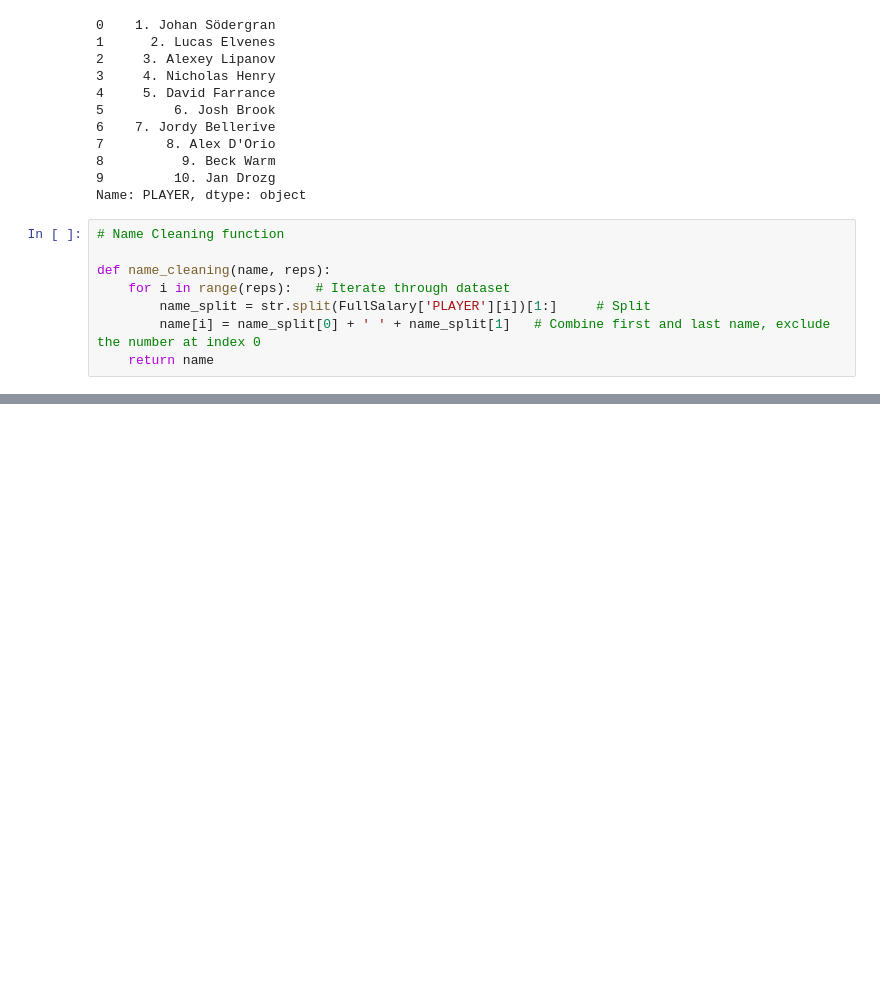
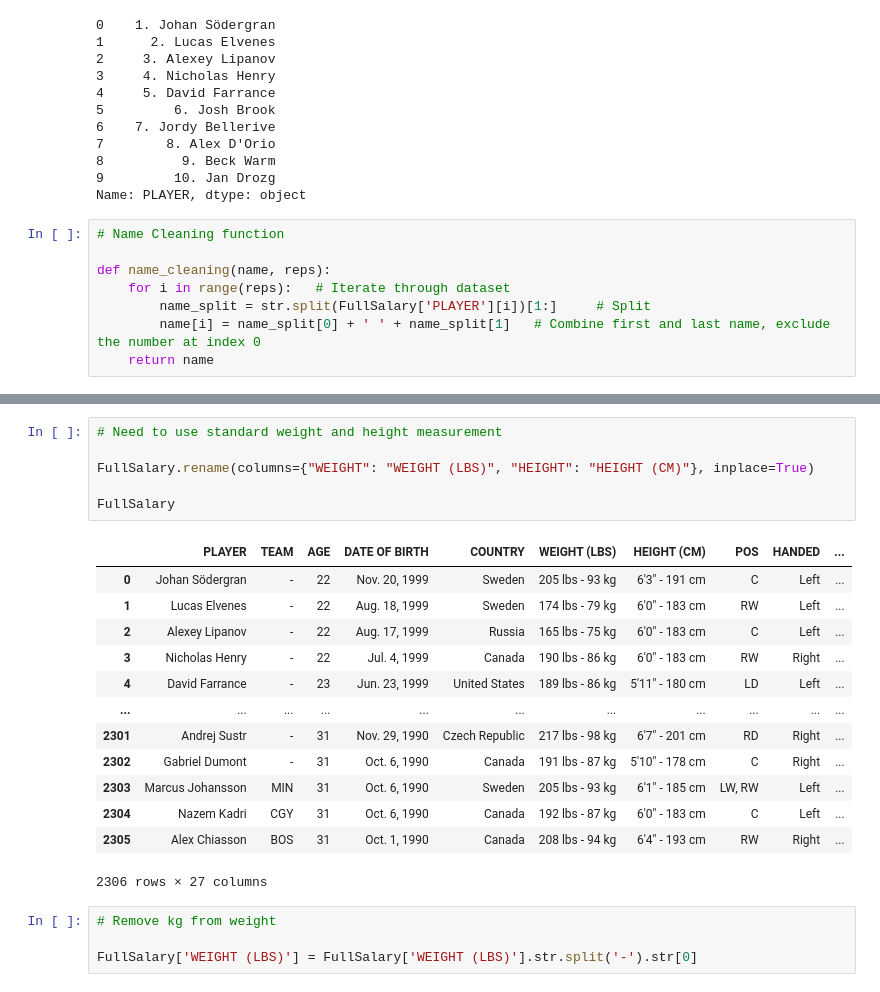
Before and after one commit to lukekerwin/DS-320_Project, a Jupyter notebook: Brian_test.ipynb, the cells around one changed output, grey strips where cells are left out. Cells and saved outputs as stored; diff of their text form; blank space fills up the shorter version.

```diff
--- a/Brian_test.ipynb
+++ b/Brian_test.ipynb
@@ -423,0 +440,24 @@ Name: PLAYER, Length: 2306, dtype: object
+# %%
+# Need to use standard weight and height measurement
+
+FullSalary.rename(columns={"WEIGHT": "WEIGHT (LBS)", "HEIGHT": "HEIGHT (CM)"}, inplace=True)
+
+FullSalary
+# %% [output]
+|  | PLAYER | TEAM | AGE | DATE OF BIRTH | COUNTRY | WEIGHT (LBS) | HEIGHT (CM) | POS | HANDED | ... |
+| 0 | Johan Södergran | - | 22 | Nov. 20, 1999 | Sweden | 205 lbs - 93 kg | 6'3" - 191 cm | C | Left | ... |
+| 1 | Lucas Elvenes | - | 22 | Aug. 18, 1999 | Sweden | 174 lbs - 79 kg | 6'0" - 183 cm | RW | Left | ... |
+| 2 | Alexey Lipanov | - | 22 | Aug. 17, 1999 | Russia | 165 lbs - 75 kg | 6'0" - 183 cm | C | Left | ... |
+| 3 | Nicholas Henry | - | 22 | Jul. 4, 1999 | Canada | 190 lbs - 86 kg | 6'0" - 183 cm | RW | Right | ... |
+| 4 | David Farrance | - | 23 | Jun. 23, 1999 | United States | 189 lbs - 86 kg | 5'11" - 180 cm | LD | Left | ... |
+| ... | ... | ... | ... | ... | ... | ... | ... | ... | ... | ... |
+| 2301 | Andrej Sustr | - | 31 | Nov. 29, 1990 | Czech Republic | 217 lbs - 98 kg | 6'7" - 201 cm | RD | Right | ... |
+| 2302 | Gabriel Dumont | - | 31 | Oct. 6, 1990 | Canada | 191 lbs - 87 kg | 5'10" - 178 cm | C | Right | ... |
+| 2303 | Marcus Johansson | MIN | 31 | Oct. 6, 1990 | Sweden | 205 lbs - 93 kg | 6'1" - 185 cm | LW, RW | Left | ... |
+| 2304 | Nazem Kadri | CGY | 31 | Oct. 6, 1990 | Canada | 192 lbs - 87 kg | 6'0" - 183 cm | C | Left | ... |
+| 2305 | Alex Chiasson | BOS | 31 | Oct. 1, 1990 | Canada | 208 lbs - 94 kg | 6'4" - 193 cm | RW | Right | ... |
+2306 rows × 27 columns
+# %%
+# Remove kg from weight
+
+FullSalary['WEIGHT (LBS)'] = FullSalary['WEIGHT (LBS)'].str.split('-').str[0]
```
Also changed, not shown: parts of 11 cells of this notebook.
